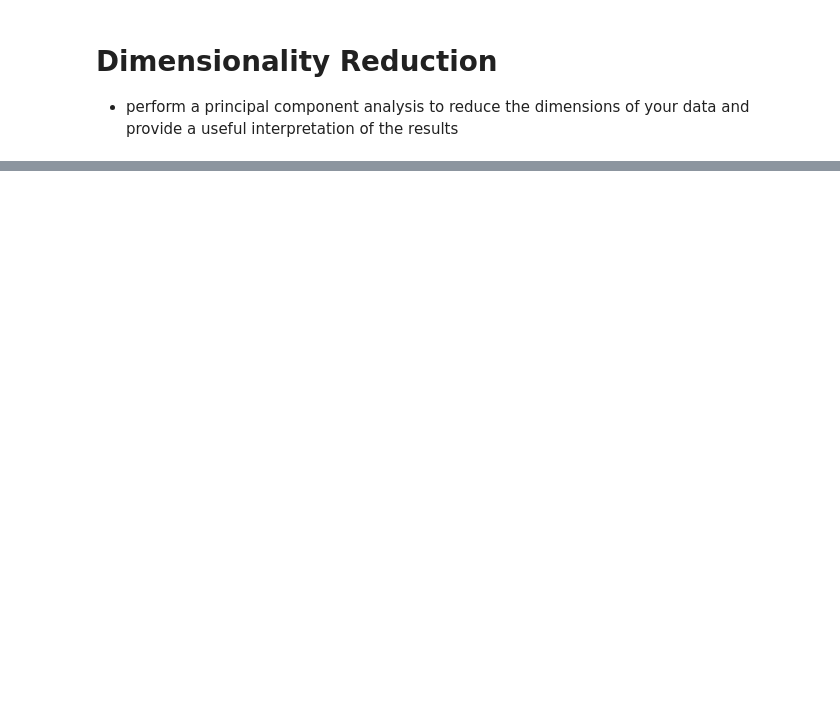
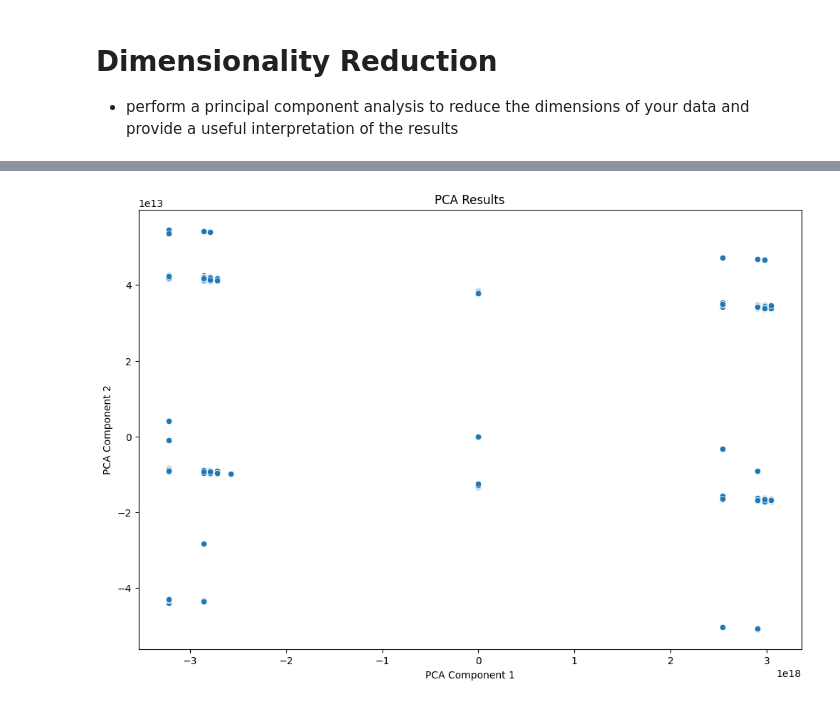
Before and after one commit to Akeab-tame/Week-02-Challenge, a Jupyter notebook: notebooks/overview_analysis.ipynb, the cells around one changed output, grey strips where cells are left out. Drawn from its saved outputs; the diff is of its cells as text; code cells hidden in the pictures; blank space fills up the shorter version.

```diff
--- a/notebooks/overview_analysis.ipynb
+++ b/notebooks/overview_analysis.ipynb
@@ -734,3 +773,8 @@ plt.show()
 # %% [markdown]
 # Dimensionality Reduction
 - perform a principal component analysis to reduce the dimensions of your data and provide a useful interpretation of the results
+# %%
+from sklearn.decomposition import PCA
+
+# Perform PCA
+features = df.select_dtypes(include=[float, int])
@@ -736,0 +801,5 @@ plt.show()
+# %%
+# Fill NaNs with the mean of each column
+features_filled = features.fillna(features.mean())
+pca = PCA(n_components=2)
+pca_result = pca.fit_transform(features_filled)
@@ -737,23 +831,12 @@ plt.show()
 # %%
-# Perform PCA
-features = df.select_dtypes(include=[np.number])
-
-# Fill NaNs with the mean of each column
-features_filled = features.fillna(features.mean())
-pca = PCA(n_components=2)
-pca_result = pca.fit_transform(features)
-
-# Add PCA results to DataFrame
-df['PCA1'] = pca_result[:, 0]
-df['PCA2'] = pca_result[:, 1]
-
-print("\nPCA Explained Variance Ratio:\n", pca.explained_variance_ratio_)
-print("\nPCA Components:\n", pca.components_)
+import seaborn as sns
 
 # Plot PCA results
 plt.figure(figsize=(12, 8))
 sns.scatterplot(x=df['PCA1'], y=df['PCA2'])
 plt.title('PCA Results')
 plt.xlabel('PCA Component 1')
 plt.ylabel('PCA Component 2')
 plt.show()
+# %% [output]
+[figure, added]
```
Also changed, not shown: parts of 10 cells of this notebook, 2 other files.
